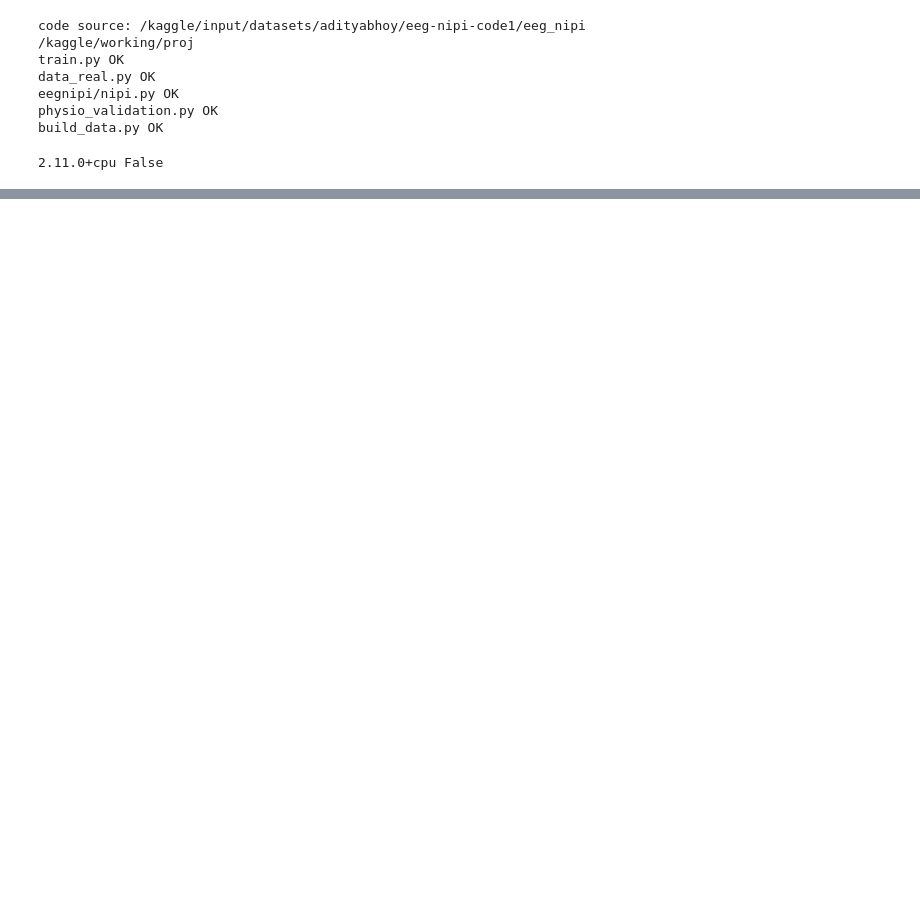
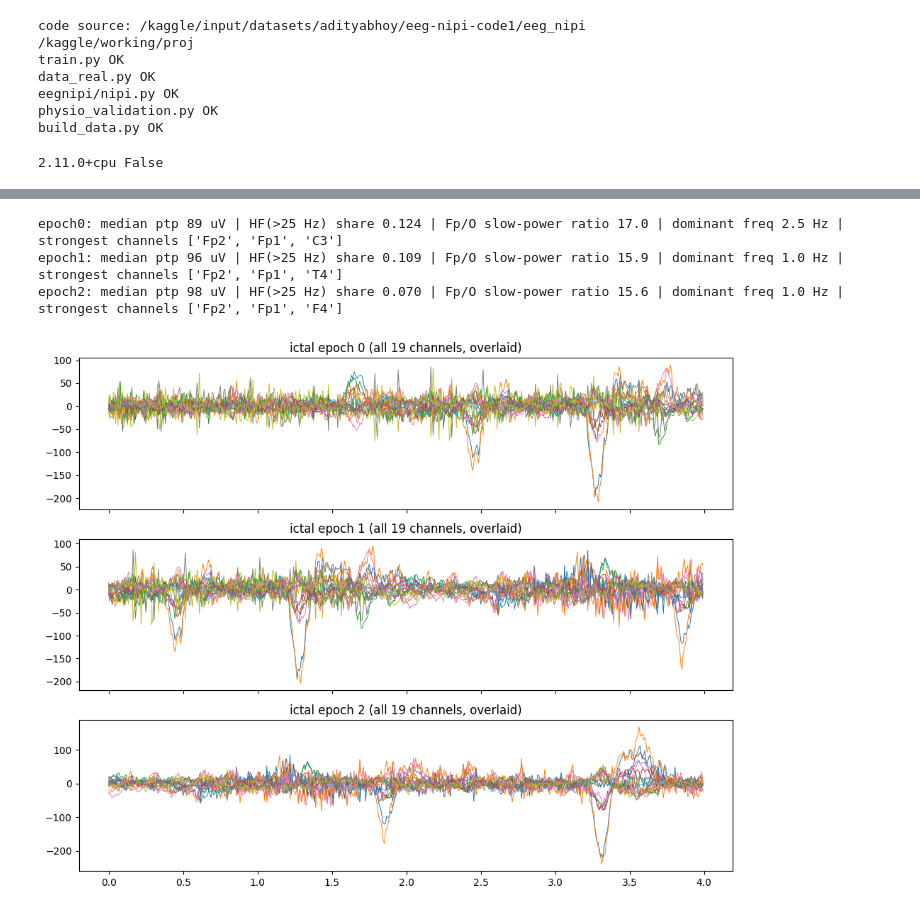
Before and after one commit to AdityaBho/EEG-Denoising-using-artifact-separation, a Jupyter notebook: project-implementation.ipynb, the cells around one changed output, grey strips where cells are left out. Saved outputs shown, nothing was run; the diff lists cells and outputs as text; code cells hidden in the pictures; blank space fills up the shorter version.

```diff
--- a/project-implementation.ipynb
+++ b/project-implementation.ipynb
@@ -939,0 +814,20 @@ spike2 max |amp| at channel idx 0 sample 484
+# %%
+import numpy as np
+from scipy.signal import welch
+import matplotlib.pyplot as plt
+from eegnipi.montage import CH, IDX
+d = np.load('data/biosource.npz'); X = d['X_ictal']; t = np.arange(512) / 128
+for i, x in enumerate(X):
+    f, P = welch(x, 128, nperseg=256, axis=-1); tot = P.sum(-1); sl = P[:, (f >= 1) & (f < 4)].sum(-1)
+    hf = np.median(P[:, f > 25].sum(-1) / tot); pf = f[P.mean(0)[(f >= 1)].argmax() + 1] if False else f[1:][P.mean(0)[1:].argmax()]
+    print(f'epoch{i}: median ptp {np.median(np.ptp(x, -1)):.0f} uV | HF(>25 Hz) share {hf:.3f} | Fp/O slow-power ratio {sl[[IDX["Fp1"], IDX["Fp2"]]].mean() / sl[[IDX["O1"], IDX["O2"]]].mean():.1f} | dominant freq {pf:.1f} Hz | strongest channels {[CH[j] for j in np.argsort(-np.ptp(x, -1))[:3]]}')
+fig, ax = plt.subplots(3, 1, figsize=(10, 8), sharex=True)
+for i in range(3):
+    for c in range(19): ax[i].plot(t, X[i, c] + 0 * c, lw=.7)
+    ax[i].set_title(f'ictal epoch {i} (all 19 channels, overlaid)')
+fig.tight_layout(); fig.savefig('outputs/biosource_ictal_overview.png', dpi=130)
+# %% [output]
+epoch0: median ptp 89 uV | HF(>25 Hz) share 0.124 | Fp/O slow-power ratio 17.0 | dominant freq 2.5 Hz | strongest channels ['Fp2', 'Fp1', 'C3']
+epoch1: median ptp 96 uV | HF(>25 Hz) share 0.109 | Fp/O slow-power ratio 15.9 | dominant freq 1.0 Hz | strongest channels ['Fp2', 'Fp1', 'T4']
+epoch2: median ptp 98 uV | HF(>25 Hz) share 0.070 | Fp/O slow-power ratio 15.6 | dominant freq 1.0 Hz | strongest channels ['Fp2', 'Fp1', 'F4']
+[figure, added]
```
Also changed, not shown: parts of 17 cells of this notebook.
